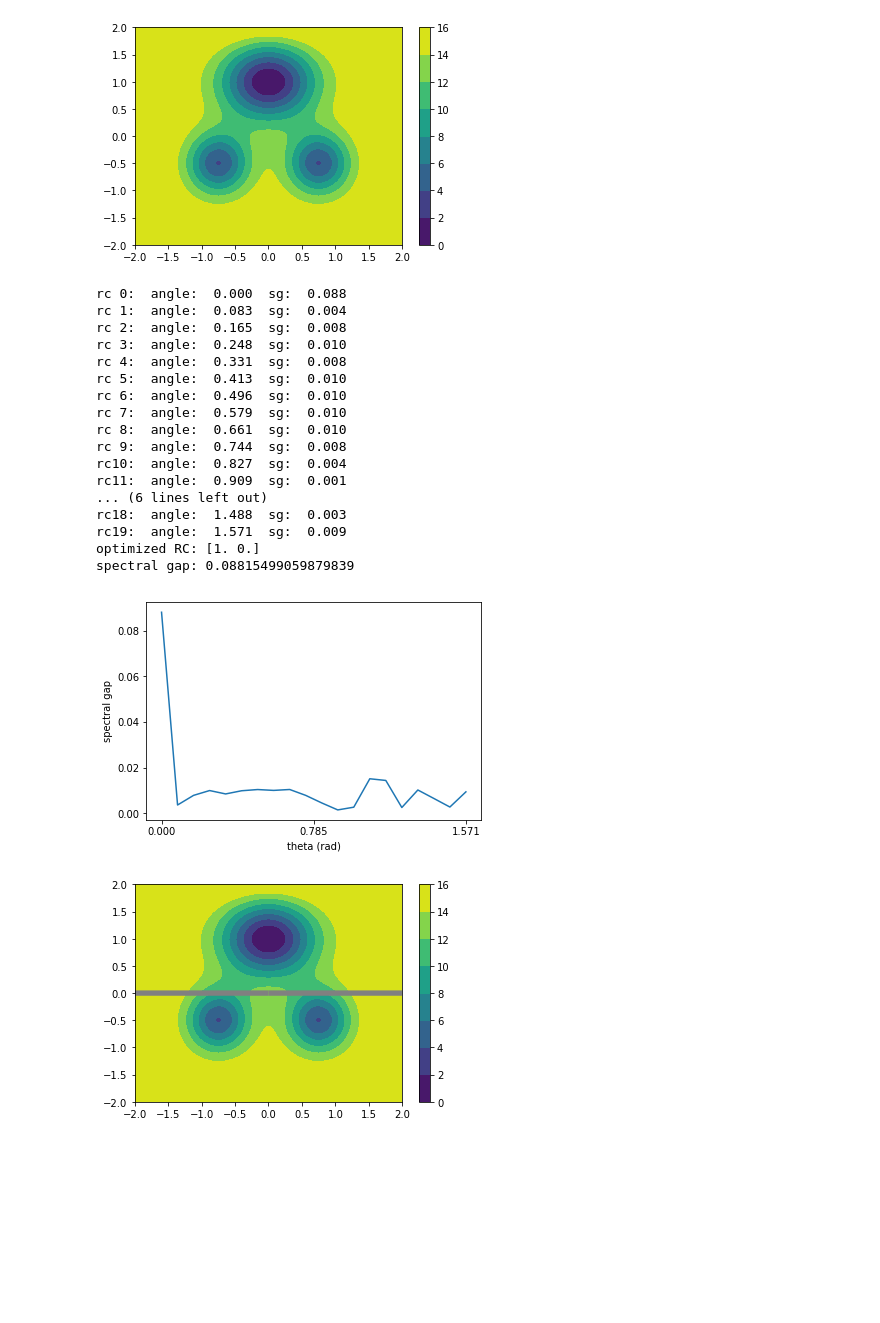
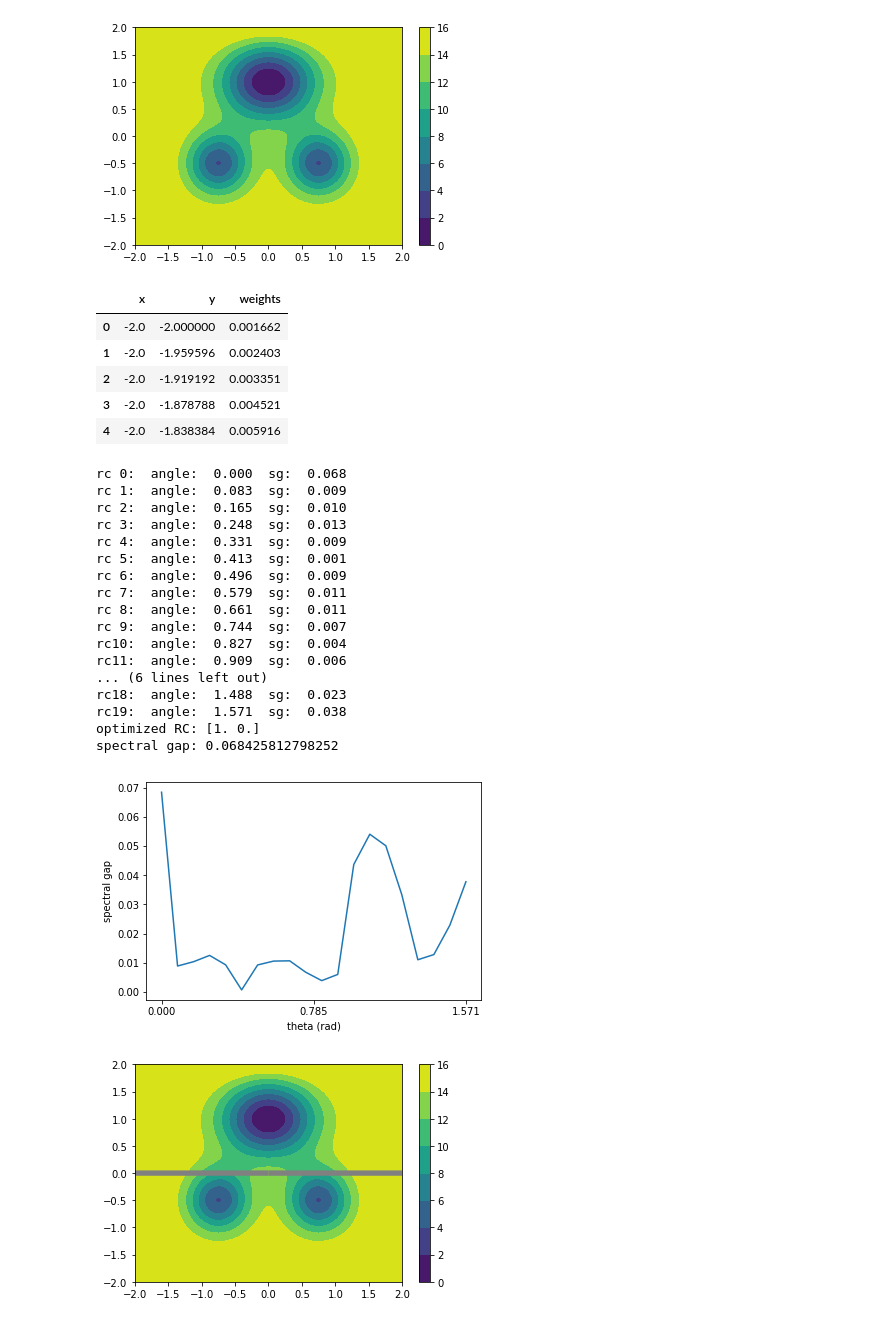
Before and after one commit to anotherjoshsmith/SGOOP, a Jupyter notebook: examples/model_potentials.ipynb, the cells around one changed output. Drawn from its saved outputs; the diff is of its cells as text; code cells hidden in the pictures; blank space fills up the shorter version.

```diff
--- a/examples/model_potentials.ipynb
+++ b/examples/model_potentials.ipynb
@@ -37,20 +36,29 @@ plt.set_cmap('viridis')
 # %%
 # intialize empty pandas DataFrame to hold mock MD traj
 md_traj = pd.DataFrame(
     columns=['x', 'y', 'weights']
 )
 x_col = []
 y_col = []
 weight_col = []
 
 # step through potential energy surface, assigning weight (probability)
 # to each square.
 for idx, energy in np.ndenumerate(potential_energy_surface):
     x = xaxis[idx[0]]
     y = yaxis[idx[1]]
     x_col.append(x)
     y_col.append(y)
     weight_col.append(np.exp(-energy))
 md_traj['x'] = x_col
 md_traj['y'] = y_col
 md_traj['weights'] = weight_col
+
+md_traj.head()
+# %% [output]
+|  | x | y | weights |
+| 0 | -2.0 | -2.000000 | 0.001662 |
+| 1 | -2.0 | -1.959596 | 0.002403 |
+| 2 | -2.0 | -1.919192 | 0.003351 |
+| 3 | -2.0 | -1.878788 | 0.004521 |
+| 4 | -2.0 | -1.838384 | 0.005916 |
@@ -77,25 +76,17 @@ def angle_to_rc(angle):
 # %%
+from sgoop.sgoop import rc_eval
+from sgoop.utilities import angle_to_rc
+
 # evaluate spectral gap for various CVs
 thetas = np.linspace(0, np.pi / 2, 20)
 sg = np.zeros_like(thetas)
 for idx, angle in enumerate(thetas):
     rc = angle_to_rc(angle)
-    prob, grid = md_prob(
+    sg[idx] = rc_eval(
         rc,
-        md_traj,
-        sgoop_params['cv_cols'],
-        md_traj['weights'].values,
-        sgoop_params['rc_bins'],
-        sgoop_params['kde'],
-        sgoop_params['bw']
-    )
-    # calculate spectral gap
-    sg[idx] = sgoop(
-        prob,
-        None,
-        sgoop_params['d'],
-        sgoop_params['wells'],
-        sgoop_params['diffusivity'],
+        md_traj[['x', 'y']],
+        sgoop_params,
+        weights=md_traj['weights'],
     )
 
     print(f'rc{idx:2d}:  angle: {angle:6.3f}  sg: {sg[idx]:6.3f}')
@@ -104,31 +95,33 @@ opt_theta = thetas[np.argmax(sg)]
 opt_rc = angle_to_rc(opt_theta)
 print(f'optimized RC: {opt_rc}')
 print(f'spectral gap: {sg.max()}')
-
-plt.plot(thetas, sg)
-plt.xlabel('theta (rad)')
-plt.ylabel('spectral gap')
-plt.xticks([0, np.pi/4, np.pi/2])
-plt.show()
 # %% [output]
-rc 0:  angle:  0.000  sg:  0.088
-rc 1:  angle:  0.083  sg:  0.004
-rc 2:  angle:  0.165  sg:  0.008
-rc 3:  angle:  0.248  sg:  0.010
-rc 4:  angle:  0.331  sg:  0.008
-rc 5:  angle:  0.413  sg:  0.010
-rc 6:  angle:  0.496  sg:  0.010
-rc 7:  angle:  0.579  sg:  0.010
-rc 8:  angle:  0.661  sg:  0.010
-rc 9:  angle:  0.744  sg:  0.008
+rc 0:  angle:  0.000  sg:  0.068
+rc 1:  angle:  0.083  sg:  0.009
+rc 2:  angle:  0.165  sg:  0.010
+rc 3:  angle:  0.248  sg:  0.013
+rc 4:  angle:  0.331  sg:  0.009
+rc 5:  angle:  0.413  sg:  0.001
+rc 6:  angle:  0.496  sg:  0.009
+rc 7:  angle:  0.579  sg:  0.011
+rc 8:  angle:  0.661  sg:  0.011
+rc 9:  angle:  0.744  sg:  0.007
 rc10:  angle:  0.827  sg:  0.004
-rc11:  angle:  0.909  sg:  0.001
+rc11:  angle:  0.909  sg:  0.006
 ... (6 lines left out)
-rc18:  angle:  1.488  sg:  0.003
-rc19:  angle:  1.571  sg:  0.009
+rc18:  angle:  1.488  sg:  0.023
+rc19:  angle:  1.571  sg:  0.038
 optimized RC: [1. 0.]
-spectral gap: 0.08815499059879839
+spectral gap: 0.068425812798252
-[figure, removed]
+# %%
+# plot sg vs. theta
+plt.plot(thetas, sg)
+plt.xlabel('theta (rad)')
+plt.ylabel('spectral gap')
+plt.xticks([0, np.pi/4, np.pi/2])
+plt.show()
+# %% [output]
+[figure, added]
 # %%
 ###########
 # 2D plot #
```
Also changed, not shown: parts of 28 cells of this notebook.
